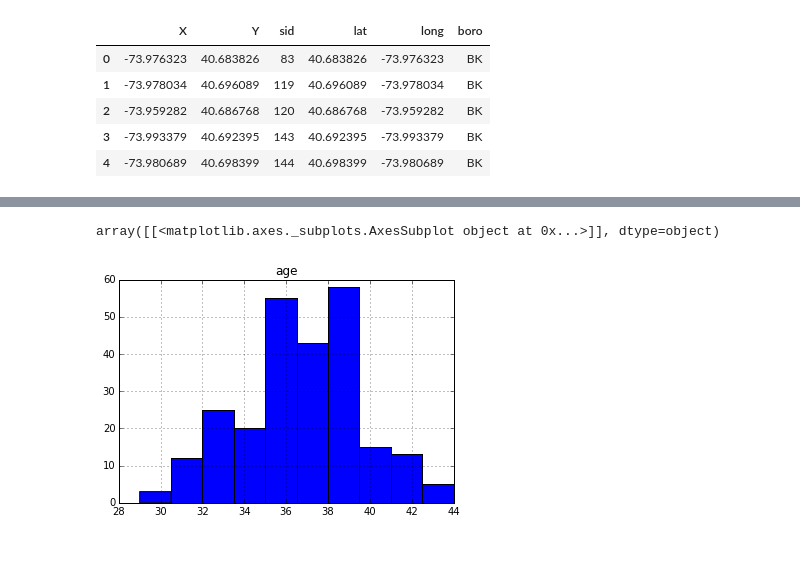
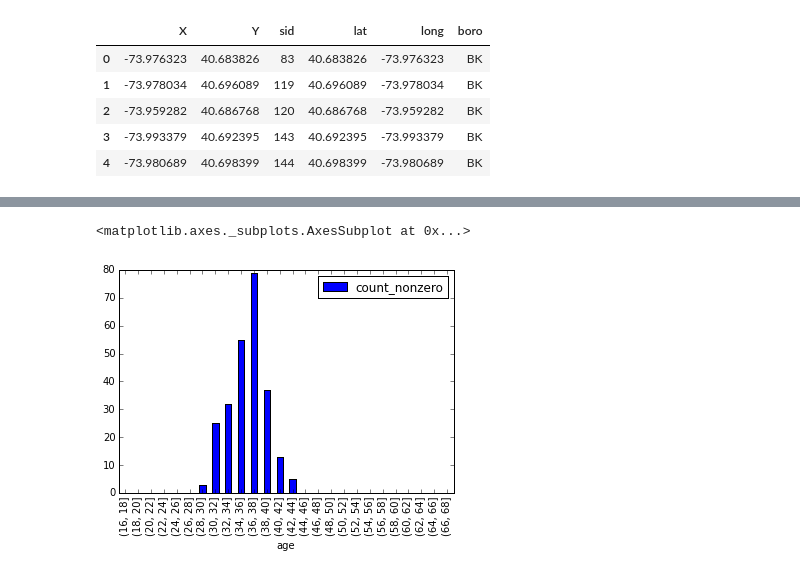
Before and after one commit to michellemho/PUI_Bycicle_Research, a Jupyter notebook: initial.ipynb, the cells around one changed output, grey strips where cells are left out. Cells and saved outputs as stored; diff of their text form; code cells hidden in the pictures.

```diff
--- a/initial.ipynb
+++ b/initial.ipynb
@@ -94,5 +90,6 @@ stations_med_age.head(10)
 # %%
 # Subsetting Brooklyn station data and creating histogram of the median ages
 BK = stations_med_age[stations_med_age['boro']=='BK']
-BK.hist('age')
+bins = np.arange(16, 69, 2)
+BK.age.groupby(pd.cut(BK.age, bins)).agg([count_nonzero]).plot(kind='bar')
 # %% [output]
@@ -101,7 +98,7 @@ array([[<matplotlib.axes._subplots.AxesSubplot object at 0x...>]], dtype=object)
 # %%
 # Subsetting Manhattan station data and creating histogram of the median ages
 MH = stations_med_age[stations_med_age['boro']=='MH']
-MH.hist('age')
+MH.age.groupby(pd.cut(MH.age, bins)).agg([count_nonzero]).plot(kind='bar')
 # %% [output]
-array([[<matplotlib.axes._subplots.AxesSubplot object at 0x...>]], dtype=object)
+<matplotlib.axes._subplots.AxesSubplot at 0x...>
-[figure, old version]
+[figure, new version]
```
Also changed, not shown: parts of 9 cells of this notebook, 1 other file.
